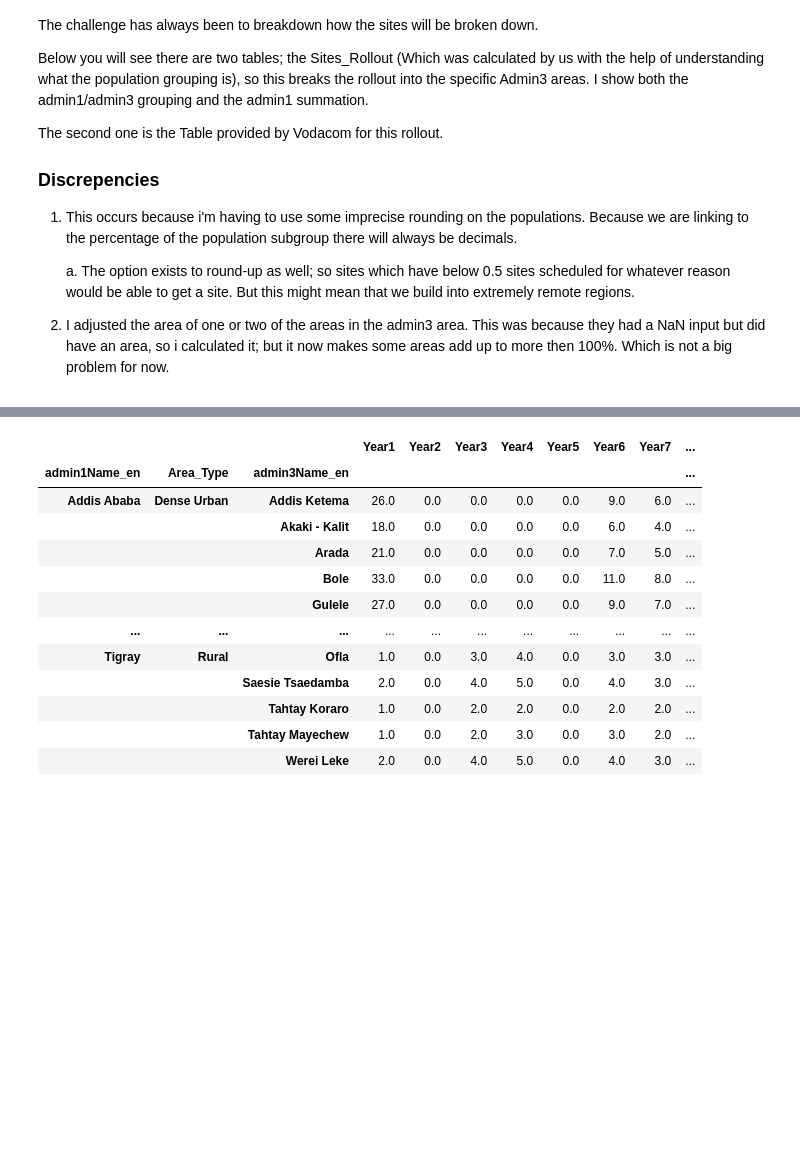
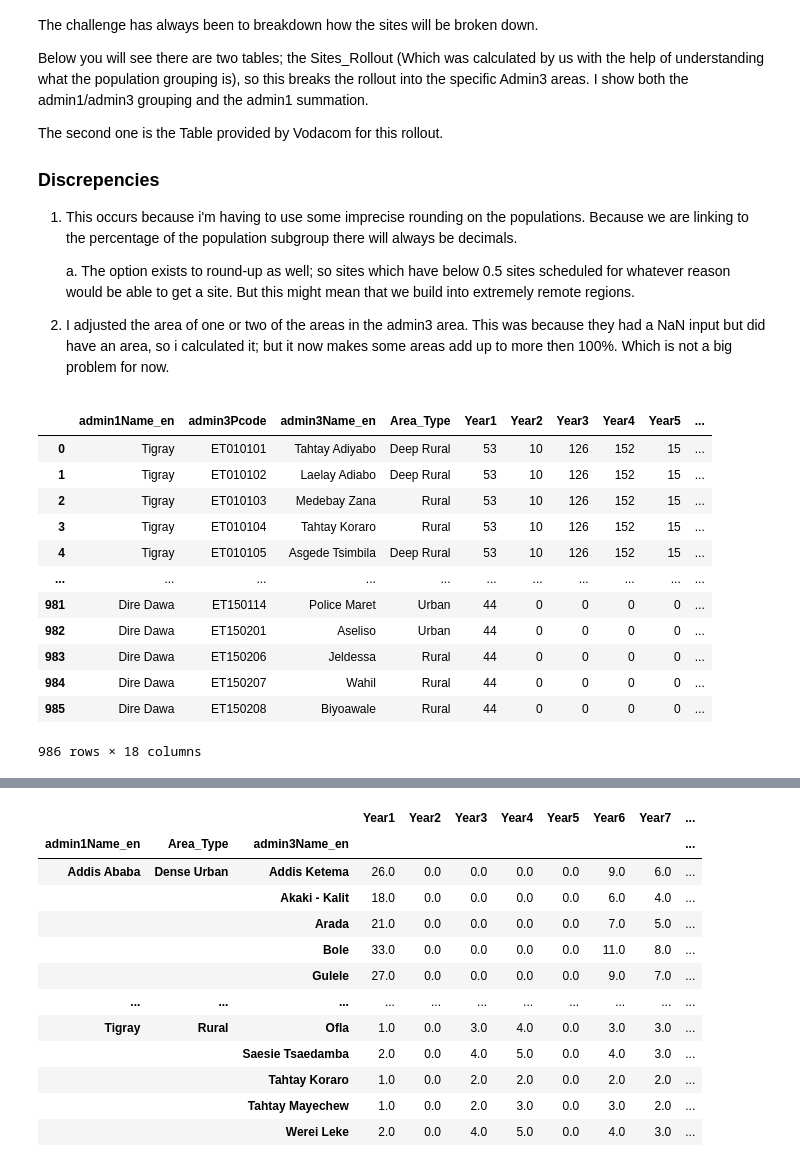
Before and after one commit to johnmeye/Ethiopia, a Jupyter notebook: Ethiopia Design File.ipynb, the cells around one changed output, grey strips where cells are left out. Drawn from its saved outputs; the diff is of its cells as text; code cells hidden in the pictures; blank space fills up the shorter version.

```diff
--- a/Ethiopia Design File.ipynb
+++ b/Ethiopia Design File.ipynb
@@ -577,0 +565,16 @@ Sites_Rollout['Total'] =Sites_Rollout.iloc[:, 2:13].sum(axis=1)
+# %%
+Sites_Rollout
+# %% [output]
+|  | admin1Name_en | admin3Pcode | admin3Name_en | Area_Type | Year1 | Year2 | Year3 | Year4 | Year5 | ... |
+| 0 | Tigray | ET010101 | Tahtay Adiyabo | Deep Rural | 53 | 10 | 126 | 152 | 15 | ... |
+| 1 | Tigray | ET010102 | Laelay Adiabo | Deep Rural | 53 | 10 | 126 | 152 | 15 | ... |
+| 2 | Tigray | ET010103 | Medebay Zana | Rural | 53 | 10 | 126 | 152 | 15 | ... |
+| 3 | Tigray | ET010104 | Tahtay Koraro | Rural | 53 | 10 | 126 | 152 | 15 | ... |
+| 4 | Tigray | ET010105 | Asgede Tsimbila | Deep Rural | 53 | 10 | 126 | 152 | 15 | ... |
+| ... | ... | ... | ... | ... | ... | ... | ... | ... | ... | ... |
+| 981 | Dire Dawa | ET150114 | Police Maret | Urban | 44 | 0 | 0 | 0 | 0 | ... |
+| 982 | Dire Dawa | ET150201 | Aseliso | Urban | 44 | 0 | 0 | 0 | 0 | ... |
+| 983 | Dire Dawa | ET150206 | Jeldessa | Rural | 44 | 0 | 0 | 0 | 0 | ... |
+| 984 | Dire Dawa | ET150207 | Wahil | Rural | 44 | 0 | 0 | 0 | 0 | ... |
+| 985 | Dire Dawa | ET150208 | Biyoawale | Rural | 44 | 0 | 0 | 0 | 0 | ... |
+986 rows × 18 columns
```
Also changed, not shown: parts of 18 cells of this notebook, 12 other files.
